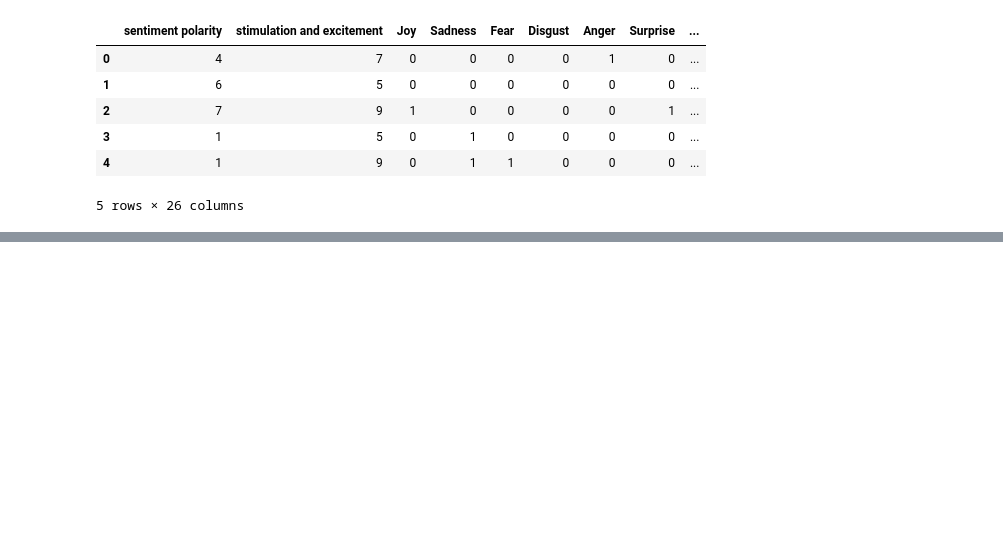
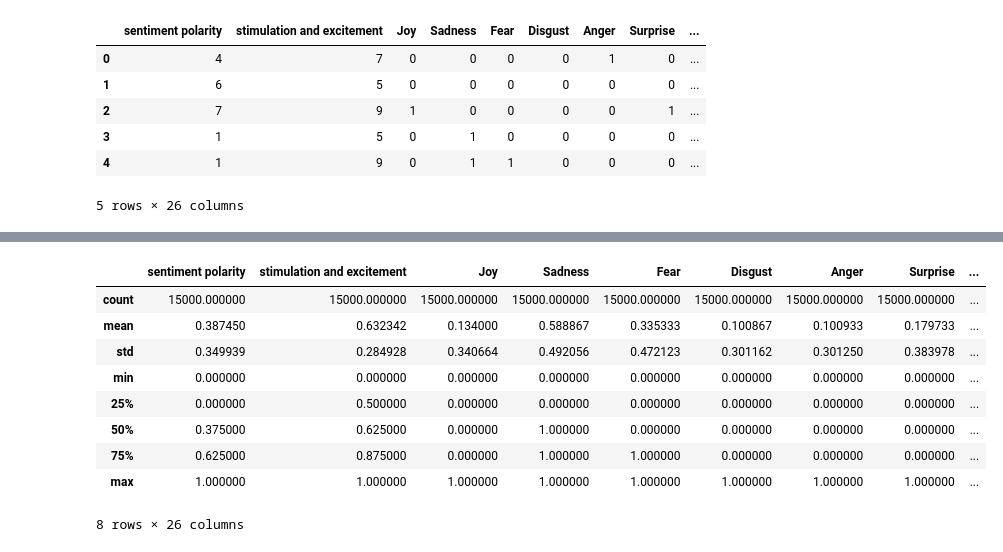
Before and after one commit to projectayre/ayre, a Jupyter notebook: sentiment-analysis/sentiment-experimentation.ipynb, the cells around one changed output, grey strips where cells are left out. Drawn from its saved outputs; the diff is of its cells as text; code cells hidden in the pictures; blank space fills up the shorter version.

```diff
--- a/sentiment-analysis/sentiment-experimentation.ipynb
+++ b/sentiment-analysis/sentiment-experimentation.ipynb
@@ -121 +141,21 @@ plt.show()
+# %%
+# MinMax Scale the likert scales for better multilabel classification
+scaled_labels = MinMaxScaler().fit_transform(train_labels.iloc[:, 0:2])
+train_labels['sentiment polarity'] = scaled_labels[:, 0]
+train_labels['stimulation and excitement'] = scaled_labels[:, 1]
+test_scaled_labels = MinMaxScaler().fit_transform(test_labels.iloc[:, 0:2])
+test_labels['sentiment polarity'] = test_scaled_labels[:, 0]
+test_labels['stimulation and excitement'] = test_scaled_labels[:, 1]
+train_labels.describe()
+# %% [output]
+|  | sentiment polarity | stimulation and excitement | Joy | Sadness | Fear | Disgust | Anger | Surprise | ... |
+| count | 15000.000000 | 15000.000000 | 15000.000000 | 15000.000000 | 15000.000000 | 15000.000000 | 15000.000000 | 15000.000000 | ... |
+| mean | 0.387450 | 0.632342 | 0.134000 | 0.588867 | 0.335333 | 0.100867 | 0.100933 | 0.179733 | ... |
+| std | 0.349939 | 0.284928 | 0.340664 | 0.492056 | 0.472123 | 0.301162 | 0.301250 | 0.383978 | ... |
+| min | 0.000000 | 0.000000 | 0.000000 | 0.000000 | 0.000000 | 0.000000 | 0.000000 | 0.000000 | ... |
+| 25% | 0.000000 | 0.500000 | 0.000000 | 0.000000 | 0.000000 | 0.000000 | 0.000000 | 0.000000 | ... |
+| 50% | 0.375000 | 0.625000 | 0.000000 | 1.000000 | 0.000000 | 0.000000 | 0.000000 | 0.000000 | ... |
+| 75% | 0.625000 | 0.875000 | 0.000000 | 1.000000 | 1.000000 | 0.000000 | 0.000000 | 0.000000 | ... |
+| max | 1.000000 | 1.000000 | 1.000000 | 1.000000 | 1.000000 | 1.000000 | 1.000000 | 1.000000 | ... |
+8 rows × 26 columns
 # %%
```
Also changed, not shown: parts of 10 cells of this notebook.
